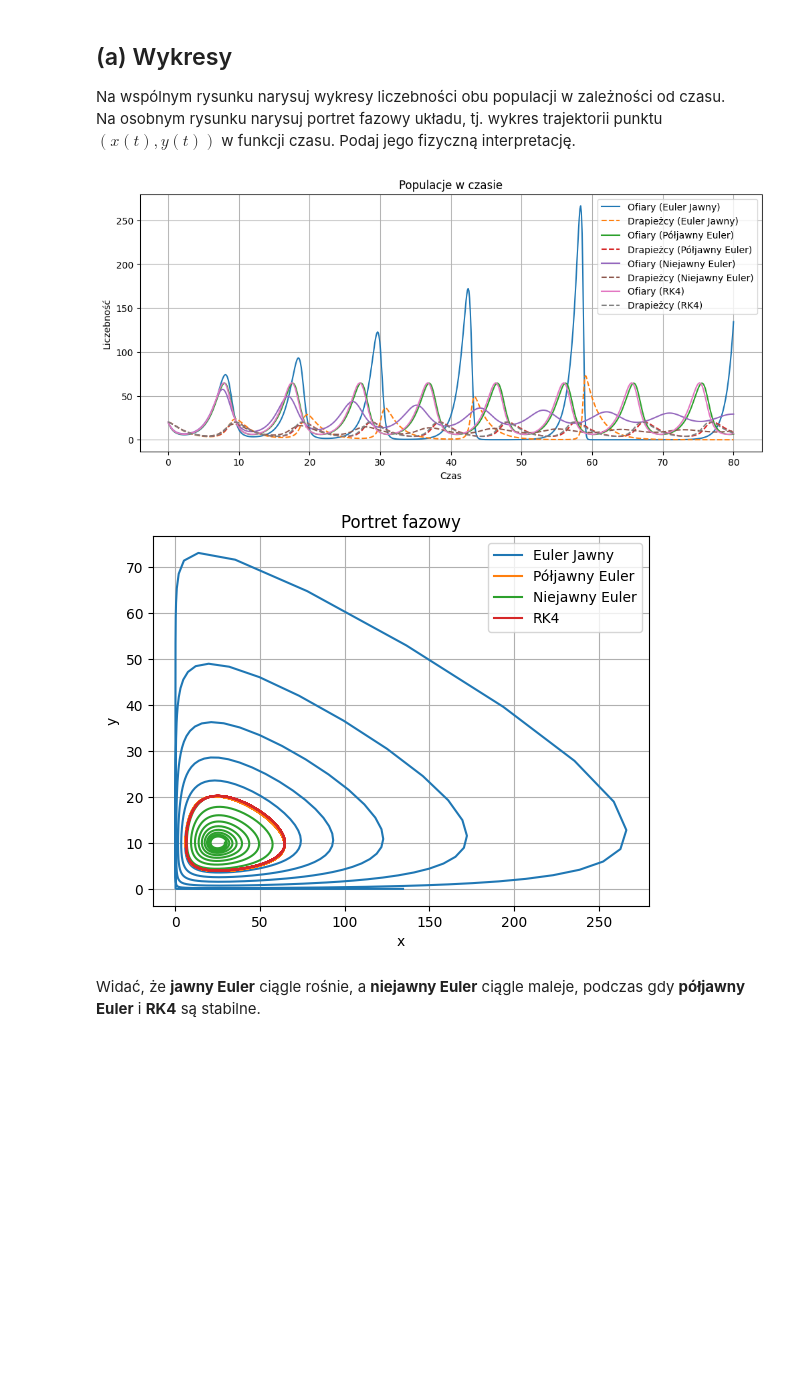
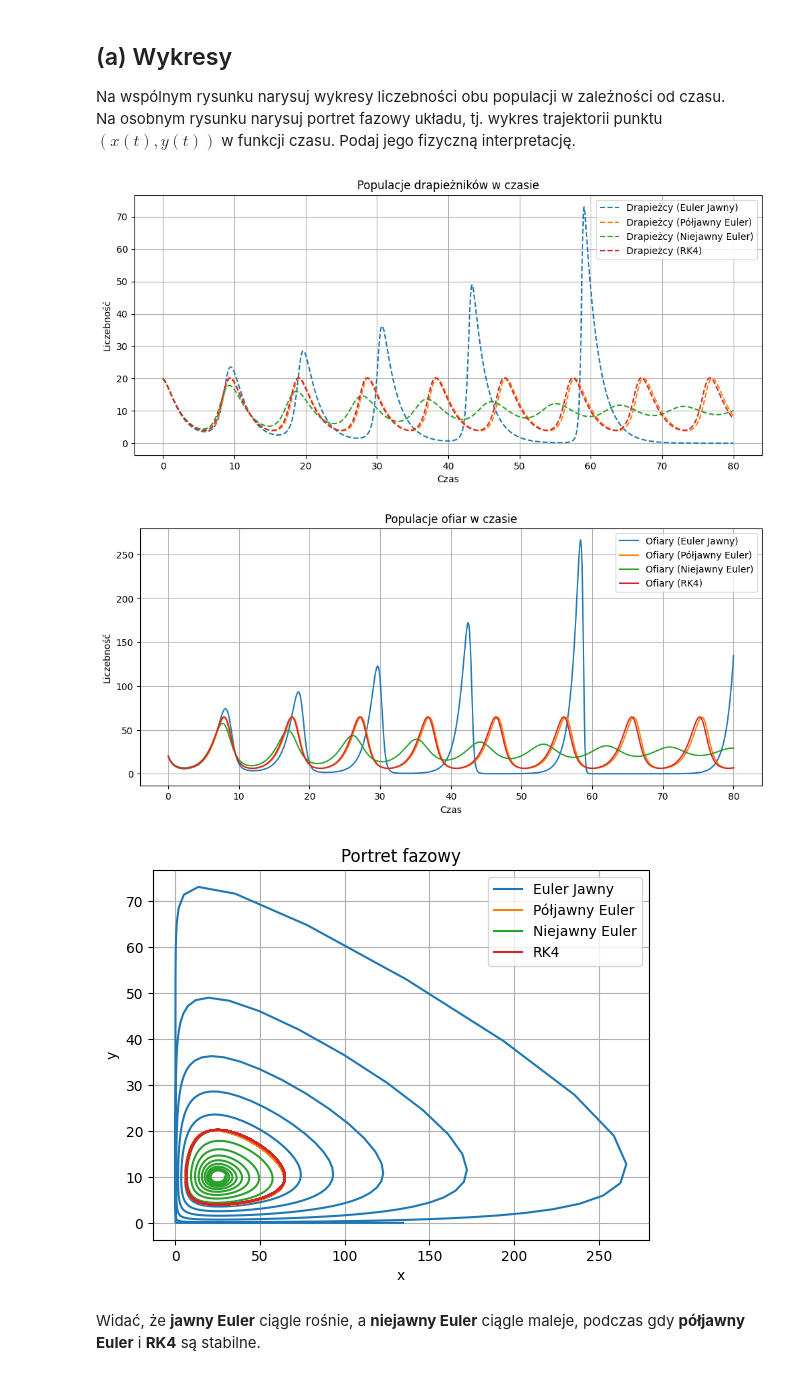
Before and after one commit to Xenoneqq/MOWNiT, a Jupyter notebook: solutions/lab10/Laboratorium10.ipynb, the cells around one changed output. Saved outputs shown, nothing was run; the diff lists cells and outputs as text; code cells hidden in the pictures; blank space fills up the shorter version.

```diff
--- a/solutions/lab10/Laboratorium10.ipynb
+++ b/solutions/lab10/Laboratorium10.ipynb
@@ -110,30 +110,36 @@ Na osobnym rysunku narysuj portret fazowy układu, tj. wykres trajektorii punktu
 # %%
 def plot_all_methods():
     t = np.linspace(0, T, N)
     methods = {
         'Euler Jawny': euler_explicit(),
         'Półjawny Euler': euler_semi_implicit(),
         'Niejawny Euler': euler_implicit(),
         'RK4': rk4()
     }
 
     plt.figure(figsize=(12, 5))
     for label, (x, y) in methods.items():
+        plt.plot(t, y, '--', label=f'Drapieżcy ({label})')
+    plt.xlabel('Czas'); plt.ylabel('Liczebność'); plt.title('Populacje drapieżników w czasie')
+    plt.legend(); plt.grid(); plt.show()
+
+    plt.figure(figsize=(12, 5))
+    for label, (x, y) in methods.items():
         plt.plot(t, x, label=f'Ofiary ({label})')
-        plt.plot(t, y, '--', label=f'Drapieżcy ({label})')
-    plt.xlabel('Czas'); plt.ylabel('Liczebność'); plt.title('Populacje w czasie')
+    plt.xlabel('Czas'); plt.ylabel('Liczebność'); plt.title('Populacje ofiar w czasie')
     plt.legend(); plt.grid(); plt.show()
 
     plt.figure()
     for label, (x, y) in methods.items():
         plt.plot(x, y, label=label)
     plt.xlabel('x'); plt.ylabel('y'); plt.title('Portret fazowy');
     plt.legend(); plt.grid(); plt.show()
 
 plot_all_methods()
 # %% [output]
-[figure, old version]
+[figure, new version]
-[figure, old version]
+[figure, new version]
+[figure, added]
 # %% [markdown]
 Widać, że **jawny Euler** ciągle rośnie, a **niejawny Euler** ciągle maleje, podczas gdy **półjawny Euler** i **RK4** są stabilne.
 # %% [markdown]
```
Also changed, not shown: 1 other file.
